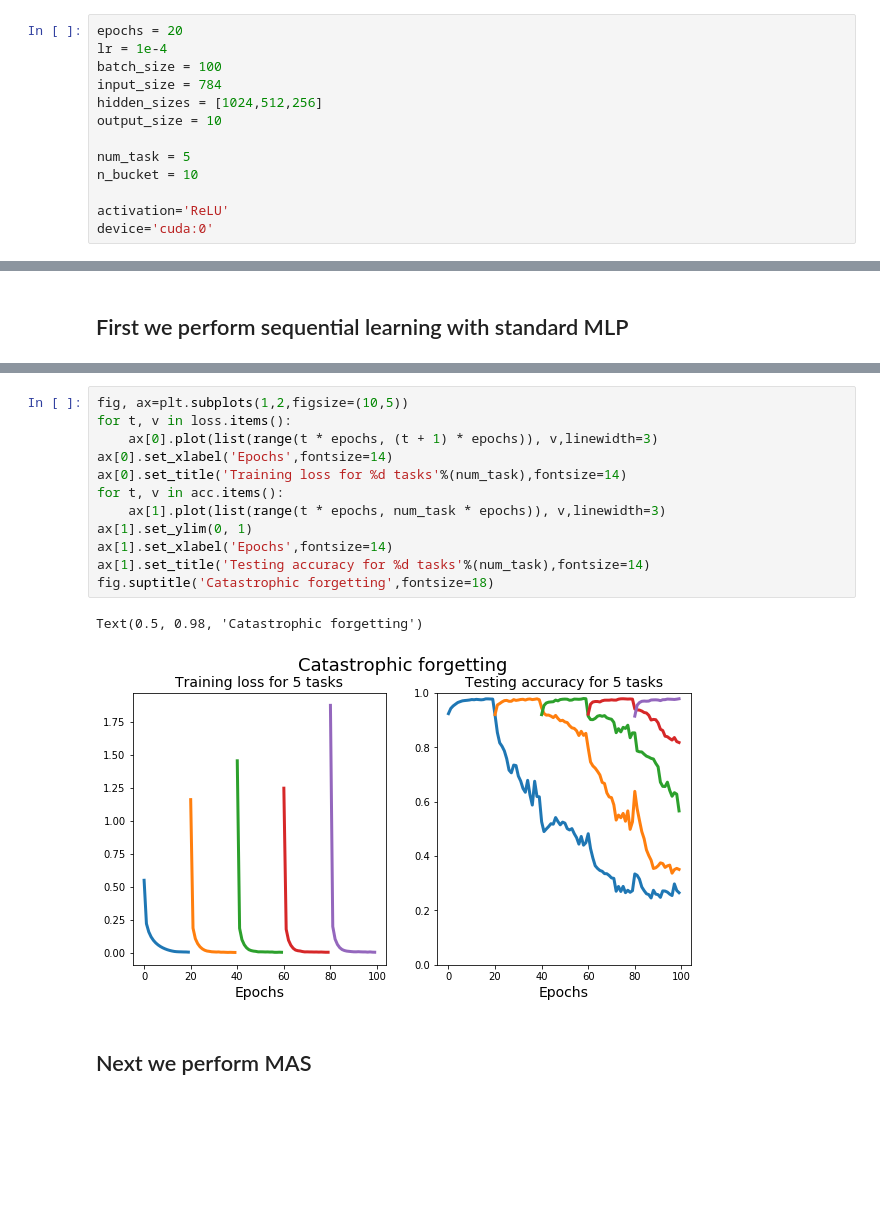
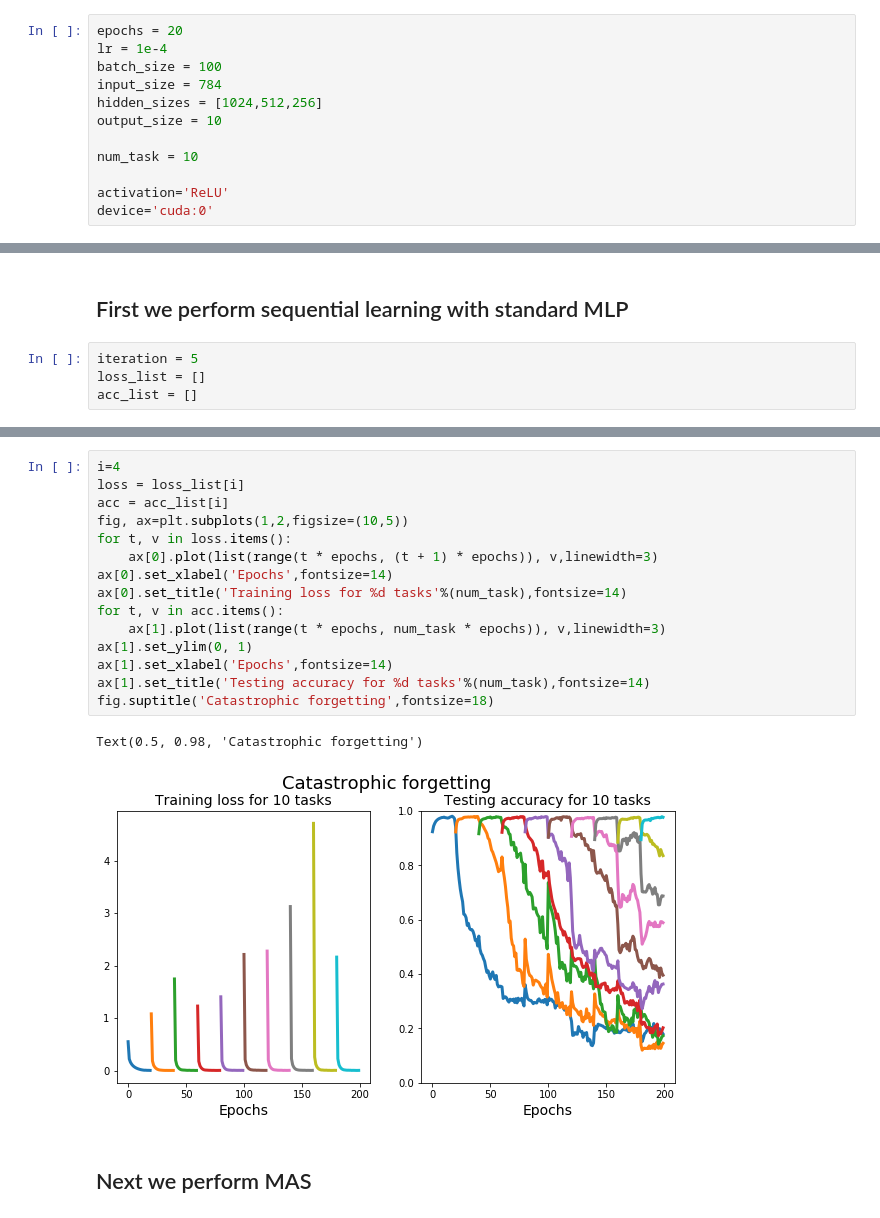
Before and after one commit to lihr04/corel2m, a Jupyter notebook: compare_sketch_mas.ipynb, the cells around one changed output, grey strips where cells are left out. Saved outputs shown, nothing was run; the diff lists cells and outputs as text; blank space fills up the shorter version.

```diff
--- a/compare_sketch_mas.ipynb
+++ b/compare_sketch_mas.ipynb
@@ -39,8 +36,7 @@ input_size = 784
 hidden_sizes = [1024,512,256]
 output_size = 10
 
-num_task = 5
-n_bucket = 10
+num_task = 10
 
 activation='ReLU'
 device='cuda:0'
@@ -63,3 +59,7 @@ plt.show()
 # %% [markdown]
 ## First we perform sequential learning with standard MLP
+# %%
+iteration = 5
+loss_list = []
+acc_list = []
 # %%
@@ -93,18 +94,21 @@ Please use `tqdm.notebook.tqdm` instead of `tqdm.tqdm_notebook`
 # %%
+i=4
+loss = loss_list[i]
+acc = acc_list[i]
 fig, ax=plt.subplots(1,2,figsize=(10,5))
 for t, v in loss.items():
     ax[0].plot(list(range(t * epochs, (t + 1) * epochs)), v,linewidth=3)
 ax[0].set_xlabel('Epochs',fontsize=14)
 ax[0].set_title('Training loss for %d tasks'%(num_task),fontsize=14)
 for t, v in acc.items():
     ax[1].plot(list(range(t * epochs, num_task * epochs)), v,linewidth=3)
 ax[1].set_ylim(0, 1)
 ax[1].set_xlabel('Epochs',fontsize=14)
 ax[1].set_title('Testing accuracy for %d tasks'%(num_task),fontsize=14)
 fig.suptitle('Catastrophic forgetting',fontsize=18)
 # %% [output]
 Text(0.5, 0.98, 'Catastrophic forgetting')
-[figure, old version]
+[figure, new version]
 # %% [markdown]
 ## Next we perform MAS
 # %%
```
Also changed, not shown: parts of 14 cells of this notebook, 4 other files.
